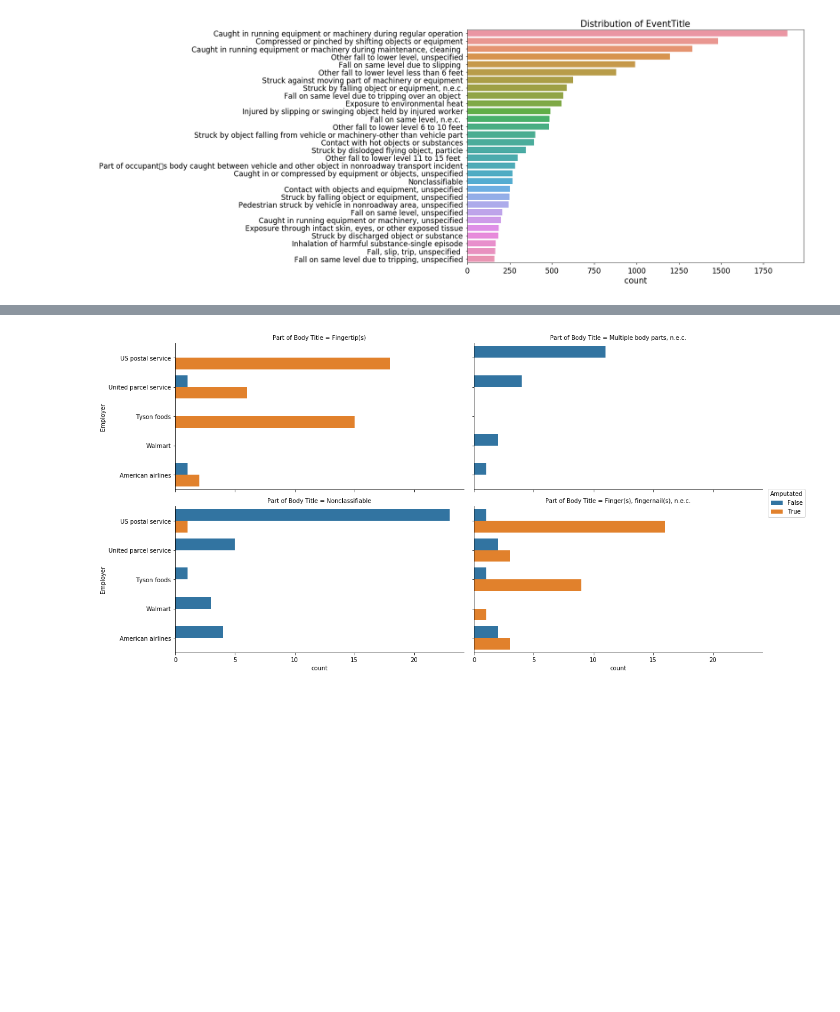
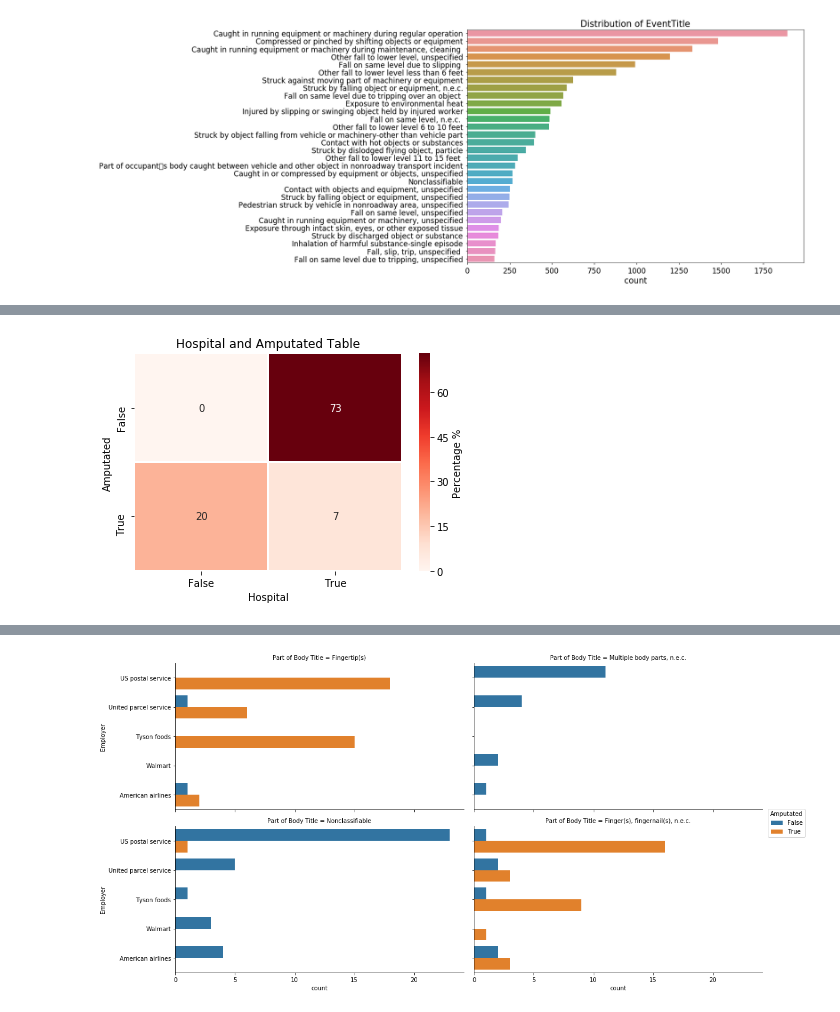
Before and after one commit to Vinodkumarcvk07/Natural-Language-Processing, a Jupyter notebook: Serious Injuries.ipynb, the cells around one changed output, grey strips where cells are left out. Saved outputs shown, nothing was run; the diff lists cells and outputs as text; code cells hidden in the pictures; blank space fills up the shorter version.

```diff
--- a/Serious Injuries.ipynb
+++ b/Serious Injuries.ipynb
@@ -230,0 +328,8 @@ Name: Amputated, dtype: int64
+# %%
+sns.heatmap(pd.crosstab(df['Amputated'], df["Hospital"], normalize=True).mul(100).round(0),
+            annot=True, linewidths=.5,fmt='g', cmap="Reds",
+                cbar_kws={'label': 'Percentage %'})
+plt.title("Hospital and Amputated Table")
+plt.show()
+# %% [output]
+[figure, added]
```
Also changed, not shown: parts of 56 cells of this notebook, 2 other files.
